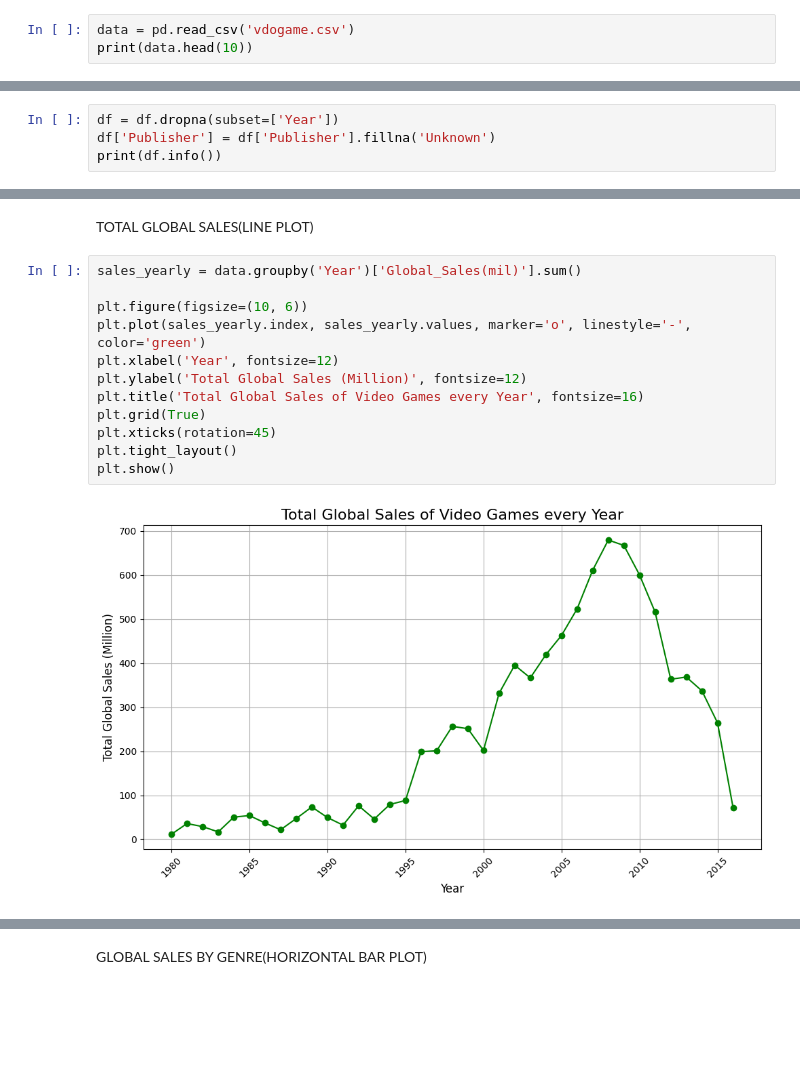
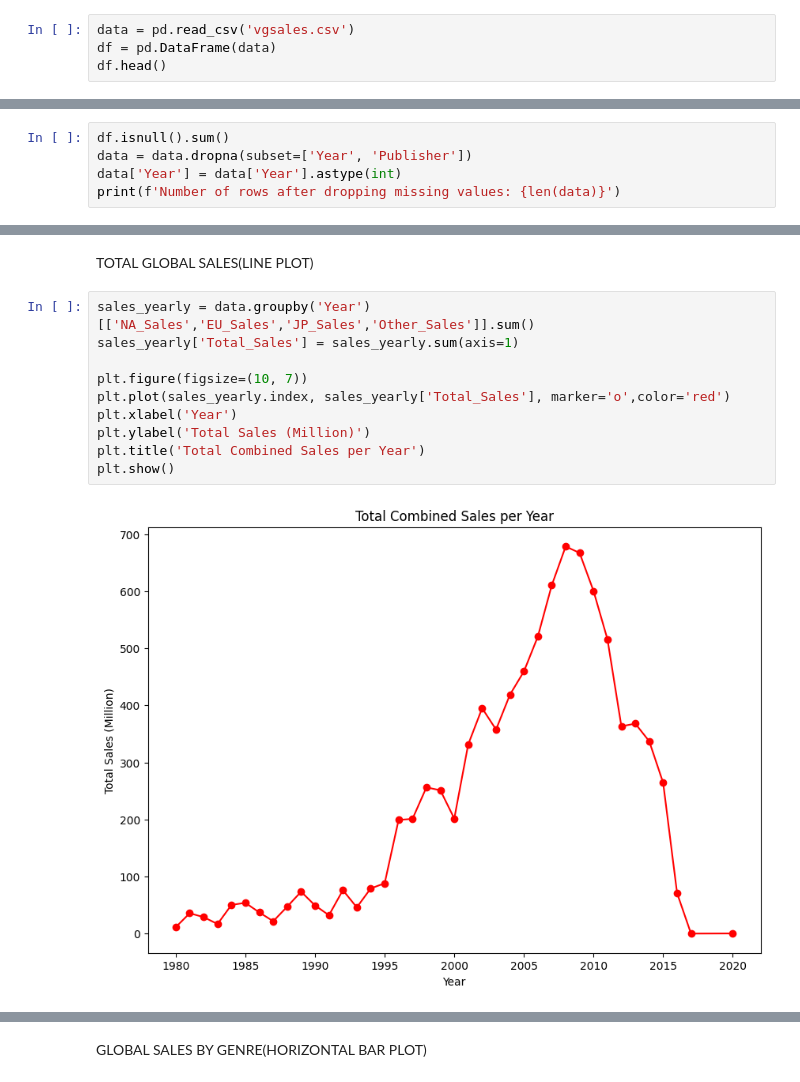
Before and after one commit to YashBothra27/Python_Project, a Jupyter notebook: VideoGameAnalysis/videogame.ipynb, the cells around one changed output, grey strips where cells are left out. Cells and saved outputs as stored; diff of their text form; blank space fills up the shorter version.

```diff
--- a/VideoGameAnalysis/videogame.ipynb
+++ b/VideoGameAnalysis/videogame.ipynb
@@ -11,4 +39,5 @@ DISPLAYING FIRST 10 ROWS FROM THE EXCEL FILE
 # %%
-data = pd.read_csv('vdogame.csv')
-print(data.head(10))
+data = pd.read_csv('vgsales.csv')
+df = pd.DataFrame(data)
+df.head()
 # %% [output]
@@ -75,7 +73,8 @@ None
 # %% [markdown]
 FILLING THE NULL VALUES
 # %%
-df = df.dropna(subset=['Year'])
-df['Publisher'] = df['Publisher'].fillna('Unknown')
-print(df.info())
+df.isnull().sum()
+data = data.dropna(subset=['Year', 'Publisher'])
+data['Year'] = data['Year'].astype(int)
+print(f'Number of rows after dropping missing values: {len(data)}')
 # %% [output]
@@ -256,16 +192,14 @@ plt.show()
 # %% [markdown]
 TOTAL GLOBAL SALES(LINE PLOT)
 # %%
-sales_yearly = data.groupby('Year')['Global_Sales(mil)'].sum()
+sales_yearly = data.groupby('Year')[['NA_Sales','EU_Sales','JP_Sales','Other_Sales']].sum()
+sales_yearly['Total_Sales'] = sales_yearly.sum(axis=1)
 
-plt.figure(figsize=(10, 6))
-plt.plot(sales_yearly.index, sales_yearly.values, marker='o', linestyle='-', color='green')
-plt.xlabel('Year', fontsize=12)
-plt.ylabel('Total Global Sales (Million)', fontsize=12)
-plt.title('Total Global Sales of Video Games every Year', fontsize=16)
-plt.grid(True)
-plt.xticks(rotation=45)
-plt.tight_layout()
+plt.figure(figsize=(10, 7))
+plt.plot(sales_yearly.index, sales_yearly['Total_Sales'], marker='o',color='red')
+plt.xlabel('Year')
+plt.ylabel('Total Sales (Million)')
+plt.title('Total Combined Sales per Year')
 plt.show()
 # %% [output]
-[figure, old version]
+[figure, new version]
```
Also changed, not shown: parts of 40 cells of this notebook, 3 other files.
